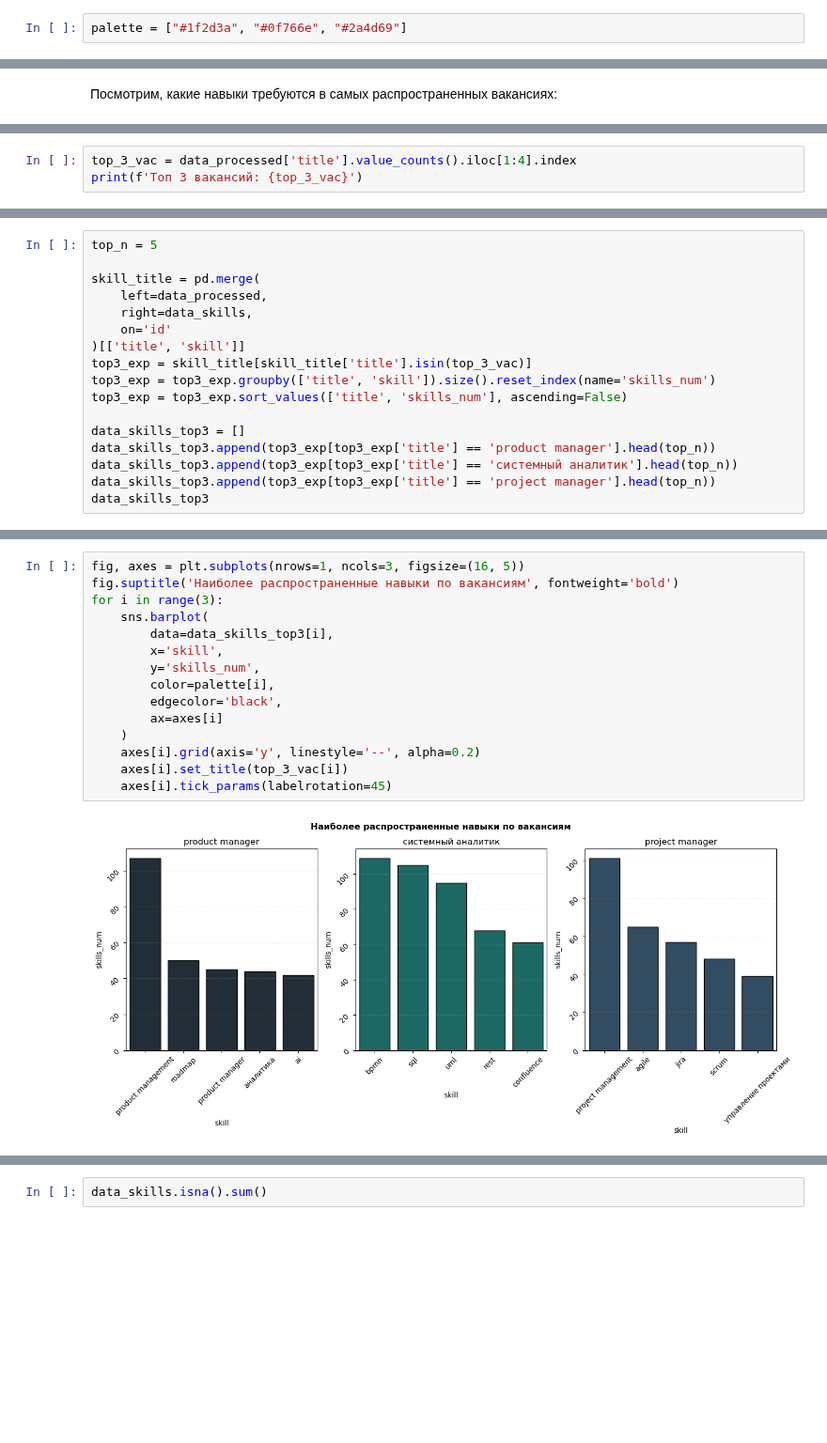
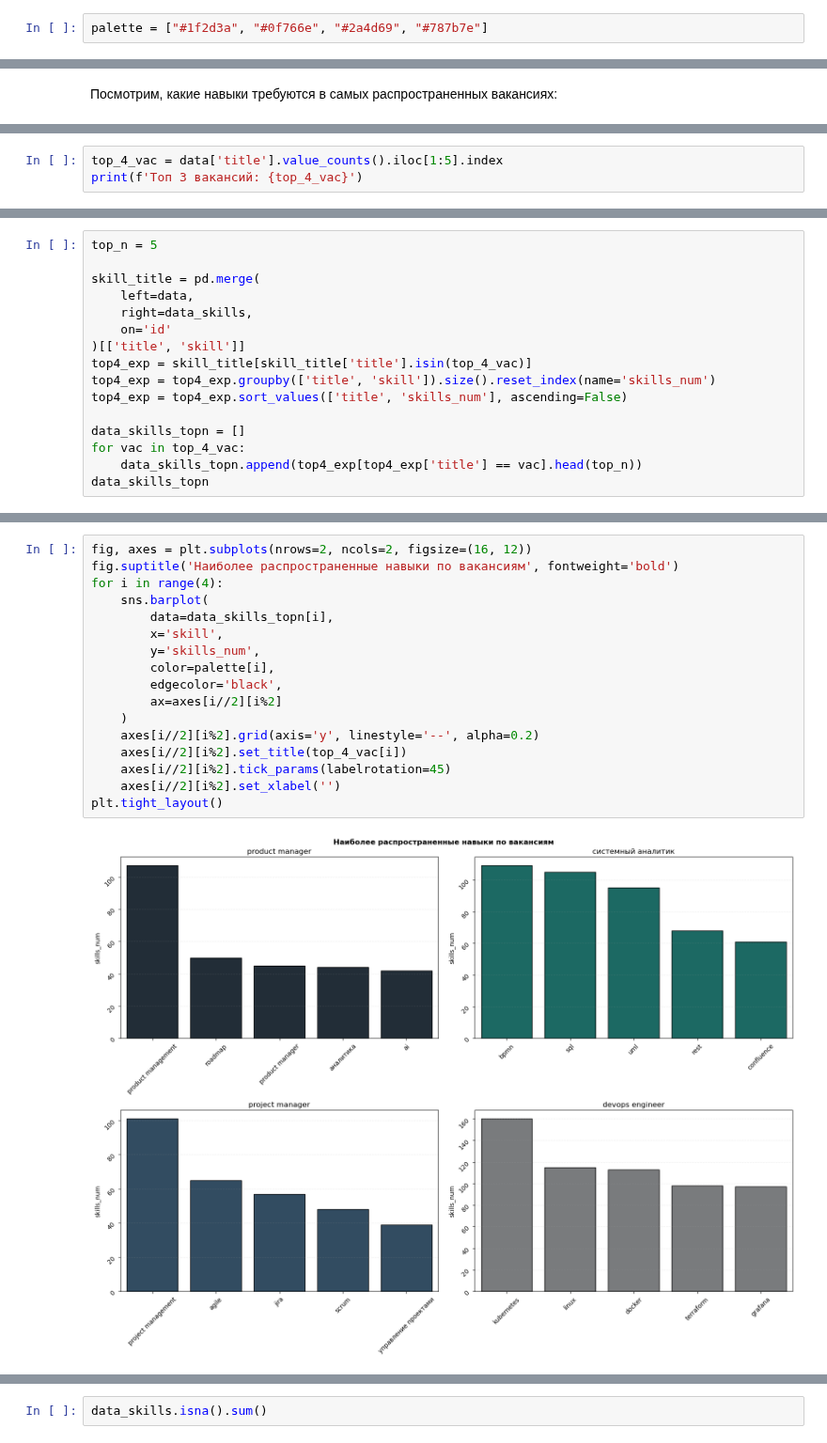
Before and after one commit to kmvitik/smadimo_group_project_2_scraping_api, a Jupyter notebook: hirehi/hirehi_eda.ipynb, the cells around one changed output, grey strips where cells are left out. Shown at 94% size. Cells and saved outputs as stored; diff of their text form; blank space fills up the shorter version.

```diff
--- a/hirehi/hirehi_eda.ipynb
+++ b/hirehi/hirehi_eda.ipynb
@@ -6,7 +6,7 @@ import seaborn as sns
 # %% [markdown]
 Разведочный анализ данных для датасета полученного путём парсинга [hirehi.ru](https://hirehi.ru/?category=analytics).
 # %%
-palette = ["#1f2d3a", "#0f766e", "#2a4d69"]
+palette = ["#1f2d3a", "#0f766e", "#2a4d69", "#787b7e"]
 # %% [markdown]
 ### Первичный анализ и обработка данных
 # %%
@@ -187,4 +179,4 @@ Name: count, dtype: int64
 # %%
-top_3_vac = data_processed['title'].value_counts().iloc[1:4].index
-print(f'Топ 3 вакансий: {top_3_vac}')
+top_4_vac = data['title'].value_counts().iloc[1:5].index
+print(f'Топ 3 вакансий: {top_4_vac}')
 # %% [output]
@@ -194,17 +189,16 @@ print(f'Топ 3 вакансий: {top_3_vac}')
 top_n = 5
 
 skill_title = pd.merge(
-    left=data_processed,
+    left=data,
     right=data_skills,
     on='id'
 )[['title', 'skill']]
-top3_exp = skill_title[skill_title['title'].isin(top_3_vac)]
-top3_exp = top3_exp.groupby(['title', 'skill']).size().reset_index(name='skills_num')
-top3_exp = top3_exp.sort_values(['title', 'skills_num'], ascending=False)
+top4_exp = skill_title[skill_title['title'].isin(top_4_vac)]
+top4_exp = top4_exp.groupby(['title', 'skill']).size().reset_index(name='skills_num')
+top4_exp = top4_exp.sort_values(['title', 'skills_num'], ascending=False)
 
-data_skills_top3 = []
-data_skills_top3.append(top3_exp[top3_exp['title'] == 'product manager'].head(top_n))
-data_skills_top3.append(top3_exp[top3_exp['title'] == 'системный аналитик'].head(top_n))
-data_skills_top3.append(top3_exp[top3_exp['title'] == 'project manager'].head(top_n))
-data_skills_top3
+data_skills_topn = []
+for vac in top_4_vac:
+    data_skills_topn.append(top4_exp[top4_exp['title'] == vac].head(top_n))
+data_skills_topn
 # %% [output]
@@ -229,19 +222,21 @@ data_skills_top3
 # %%
-fig, axes = plt.subplots(nrows=1, ncols=3, figsize=(16, 5))
+fig, axes = plt.subplots(nrows=2, ncols=2, figsize=(16, 12))
 fig.suptitle('Наиболее распространенные навыки по вакансиям', fontweight='bold')
-for i in range(3):
+for i in range(4):
     sns.barplot(
-        data=data_skills_top3[i],
+        data=data_skills_topn[i],
         x='skill',
         y='skills_num',
         color=palette[i],
         edgecolor='black',
-        ax=axes[i]
+        ax=axes[i//2][i%2]
     )
-    axes[i].grid(axis='y', linestyle='--', alpha=0.2)
-    axes[i].set_title(top_3_vac[i])
-    axes[i].tick_params(labelrotation=45)
+    axes[i//2][i%2].grid(axis='y', linestyle='--', alpha=0.2)
+    axes[i//2][i%2].set_title(top_4_vac[i])
+    axes[i//2][i%2].tick_params(labelrotation=45)
+    axes[i//2][i%2].set_xlabel('')
+plt.tight_layout()
 # %% [output]
-[figure, old version]
+[figure, new version]
 # %% [markdown]
 Использован метод [`tick_params`](https://matplotlib.org/stable/api/_as_gen/matplotlib.axes.Axes.tick_params.html) из библиотеки matplotlib. Необзодимость обусловлена использование объектно ориентированного подхода при оформлении графиков.
```
Also changed, not shown: parts of 16 cells of this notebook.
